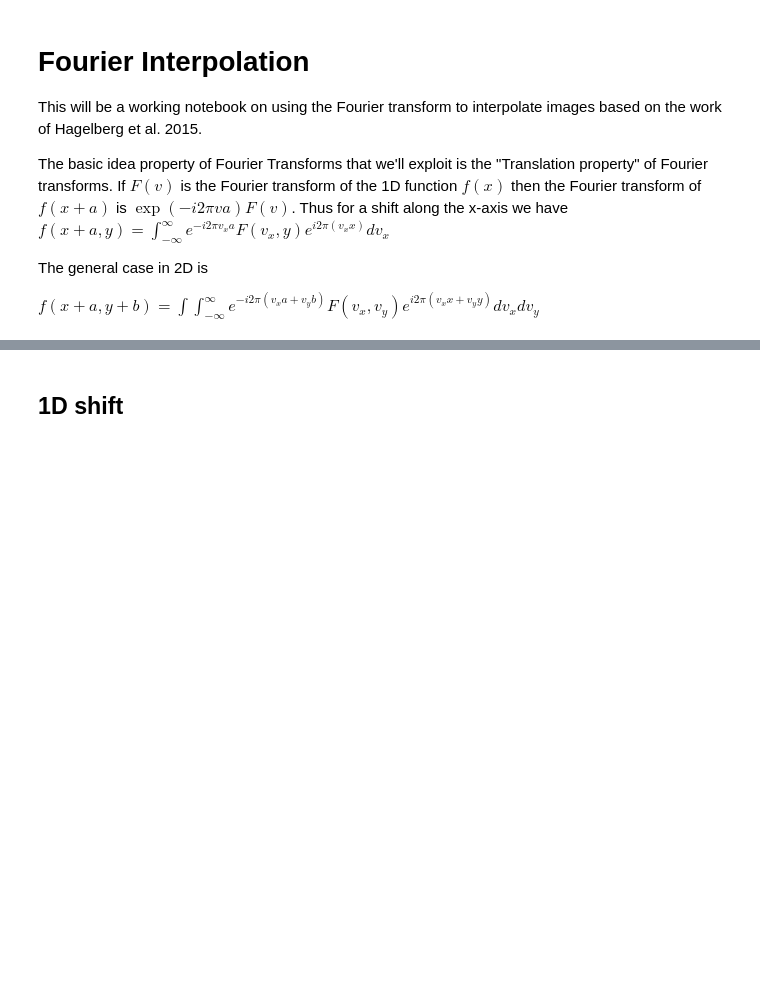
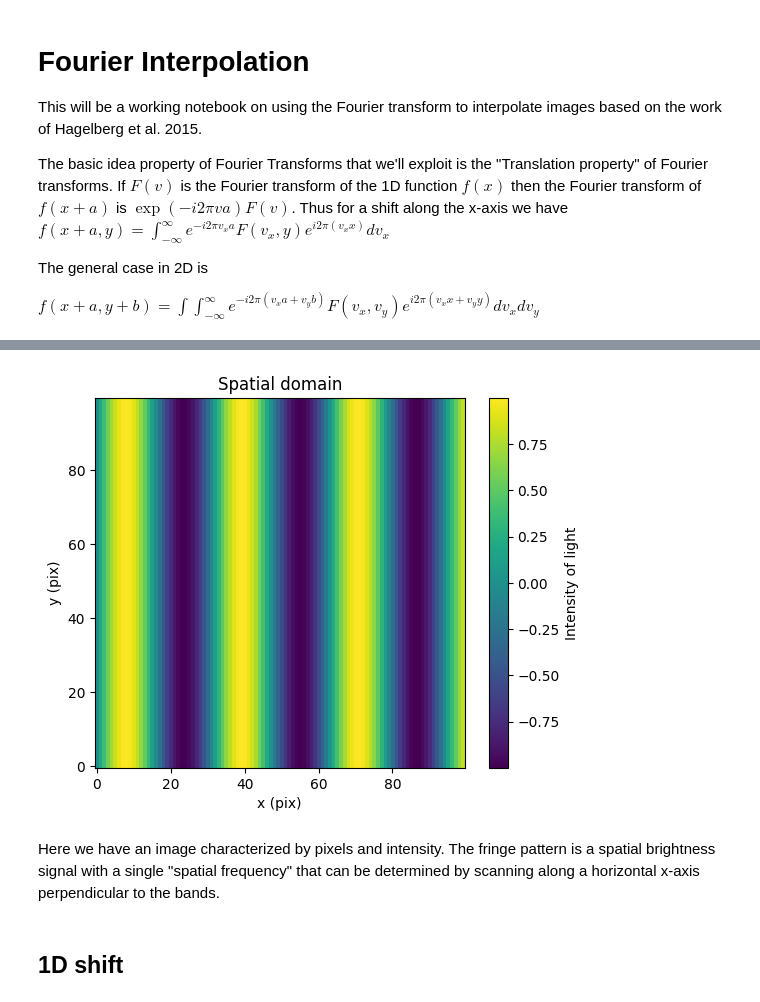
Before and after one commit to CoreySpohn/yippy, a Jupyter notebook: docs/examples/Fourier Interpolation.ipynb, the cells around one changed output, grey strips where cells are left out. Cells and saved outputs as stored; diff of their text form; code cells hidden in the pictures; blank space fills up the shorter version.

```diff
--- a/docs/examples/Fourier Interpolation.ipynb
+++ b/docs/examples/Fourier Interpolation.ipynb
@@ -8,3 +8,18 @@ $f(x+a,y) = \int_{-\infty}^{\infty} e^{-i2\pi v_x a} F(v_x,y) e^{i 2 \pi (v_x x)
 The general case in 2D is
 
 $f(x+a, y+b) = \int \int_{-\infty}^{\infty} e^{-i 2 \pi (v_x a + v_y b)} F(v_x, v_y) e^{i 2 \pi (v_x x + v_y y)}dv_x dv_y$
+# %%
+# Necessary imports
+from pathlib import Path
+import astropy.io.fits as pyfits
+import matplotlib.pyplot as plt
+from matplotlib.colors import LogNorm
+import numpy as np
+from lod_unit import lod # NOTE: `lod` is an astropy unit for lambda/D, I defined it enough that I made it a package
+from numpy.fft import fft2, fftfreq, ifft2, fft, ifft, fftshift
+# Path to the yield input package directory
+# yip_path = Path("../../input/LUVOIR-B-VC6_timeseries")
+yip_path = Path("../../input/coronagraphs/usort")
+
+spatial_labels = {"xlabel": "x (pix)", "ylabel": "y (pix)"}
+freq_labels = {"xlabel": "x (cycles/pix)", "ylabel": "y (cycles/pix)"}
@@ -11,3 +30,18 @@ $f(x+a, y+b) = \int \int_{-\infty}^{\infty} e^{-i 2 \pi (v_x a + v_y b)} F(v_x,
+# %%
+n_pixels = 100
+pix_arr = np.arange(0, n_pixels)
+sin_vals = np.sin(pix_arr/5)
+sin_tile = np.tile(sin_vals, (n_pixels, 1))
+fig, ax = plt.subplots()
+f = ax.imshow(sin_tile, origin='lower')
+ax.set(**spatial_labels)
+ax.set_title("Spatial domain")
+fig.colorbar(f, label="Intensity of light")
+plt.show()
+# %% [output]
+[figure, added]
+# %% [markdown]
+Here we have an image characterized by pixels and intensity. The fringe pattern is a spatial brightness signal with a single "spatial frequency" that can be determined by scanning along a horizontal x-axis perpendicular to the bands.
 # %% [markdown]
 ## 1D shift
 # %%
```
Also changed, not shown: parts of 4 cells of this notebook.
